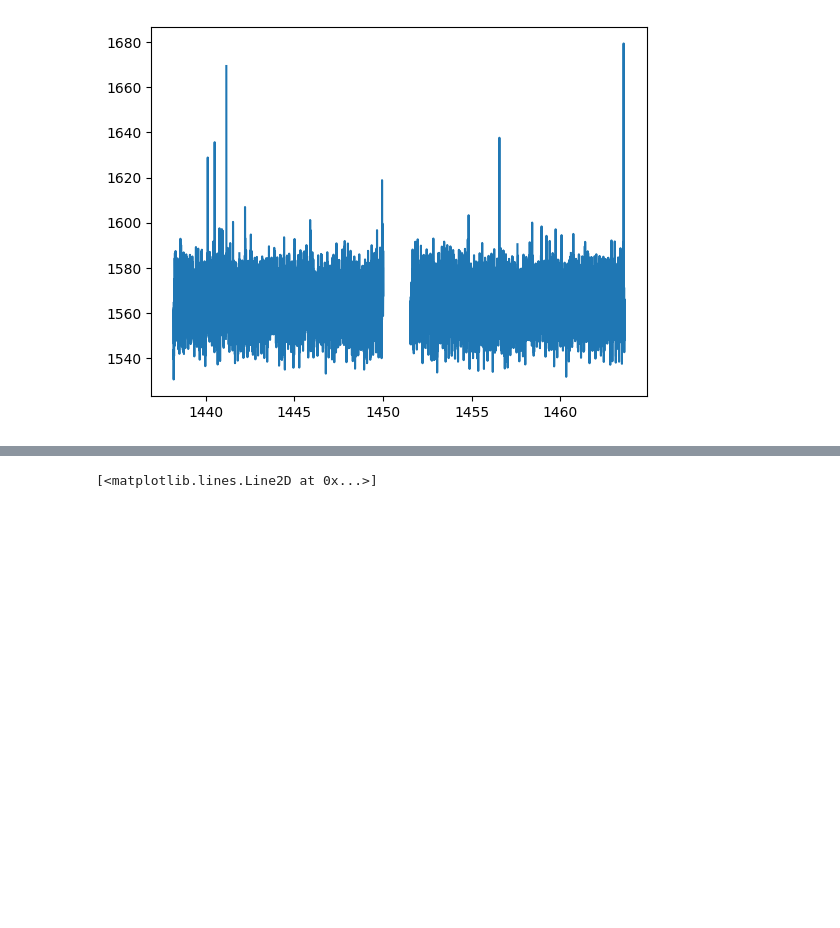
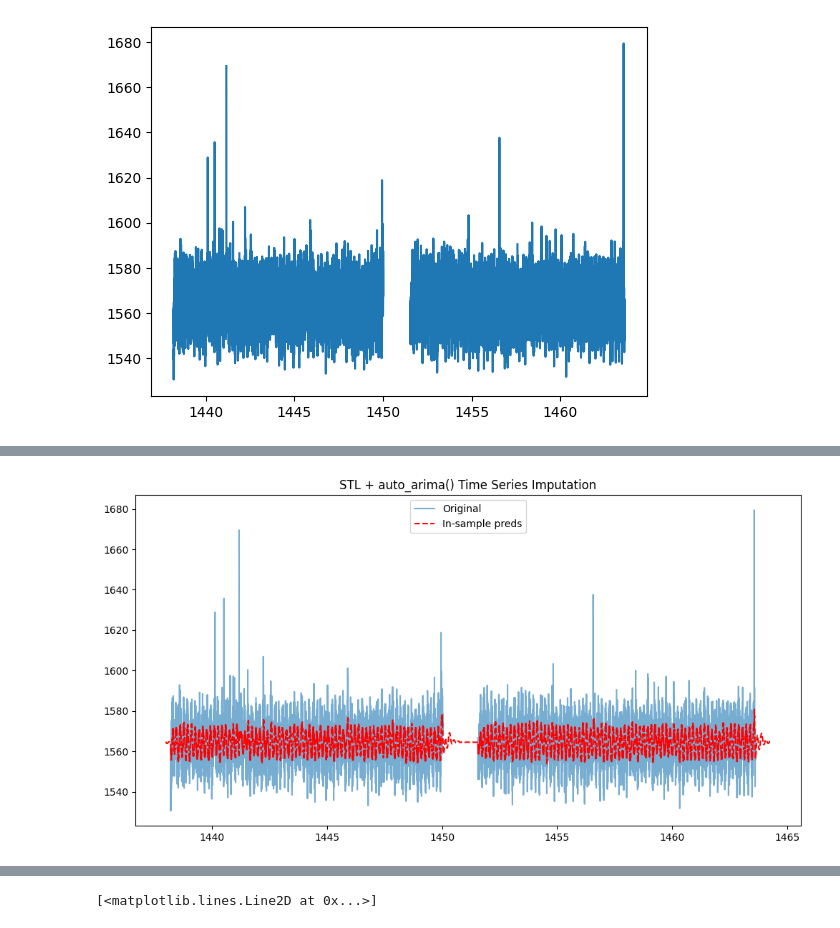
Before and after one commit to alexfaassen/STA2453, a Jupyter notebook: 4.Pretreatment/SARIMA_imputation_STL.ipynb, the cells around one changed output, grey strips where cells are left out. Cells and saved outputs as stored; diff of their text form; code cells hidden in the pictures; blank space fills up the shorter version.

```diff
--- a/4.Pretreatment/SARIMA_imputation_STL.ipynb
+++ b/4.Pretreatment/SARIMA_imputation_STL.ipynb
@@ -153,0 +169,7 @@ lc_fill = lc_fill.iloc[0:1000]
+# %%
+## TBATS ##
+from tbats import TBATS, BATS
+
+# Fit the model
+estimator = TBATS(seasonal_periods=[240])
+model_tbats = estimator.fit(lc_interp)
@@ -153,0 +193,11 @@ lc_fill = lc_fill.iloc[0:1000]
+# %%
+## Check
+# Plot original vs imputed series
+plt.figure(figsize=(12,6))
+plt.plot(lc_fill, label='Original', alpha=0.6)
+plt.plot(lc_fill.index, model_tbats.y_hat, label='In-sample preds', linestyle='--', color='red')
+plt.title("STL + auto_arima() Time Series Imputation")
+plt.legend()
+plt.show()
+# %% [output]
+[figure, added]
```
Also changed, not shown: parts of 19 cells of this notebook, 1 other file.
